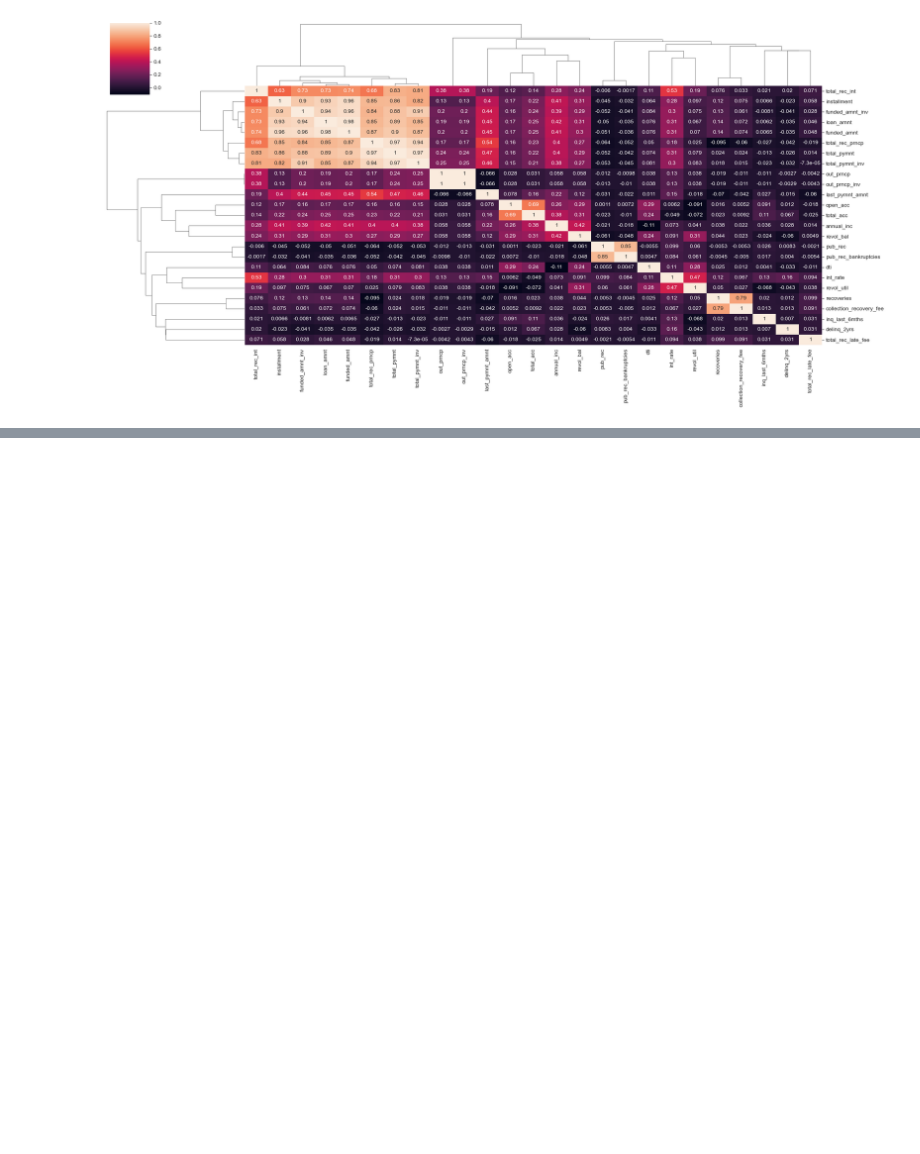
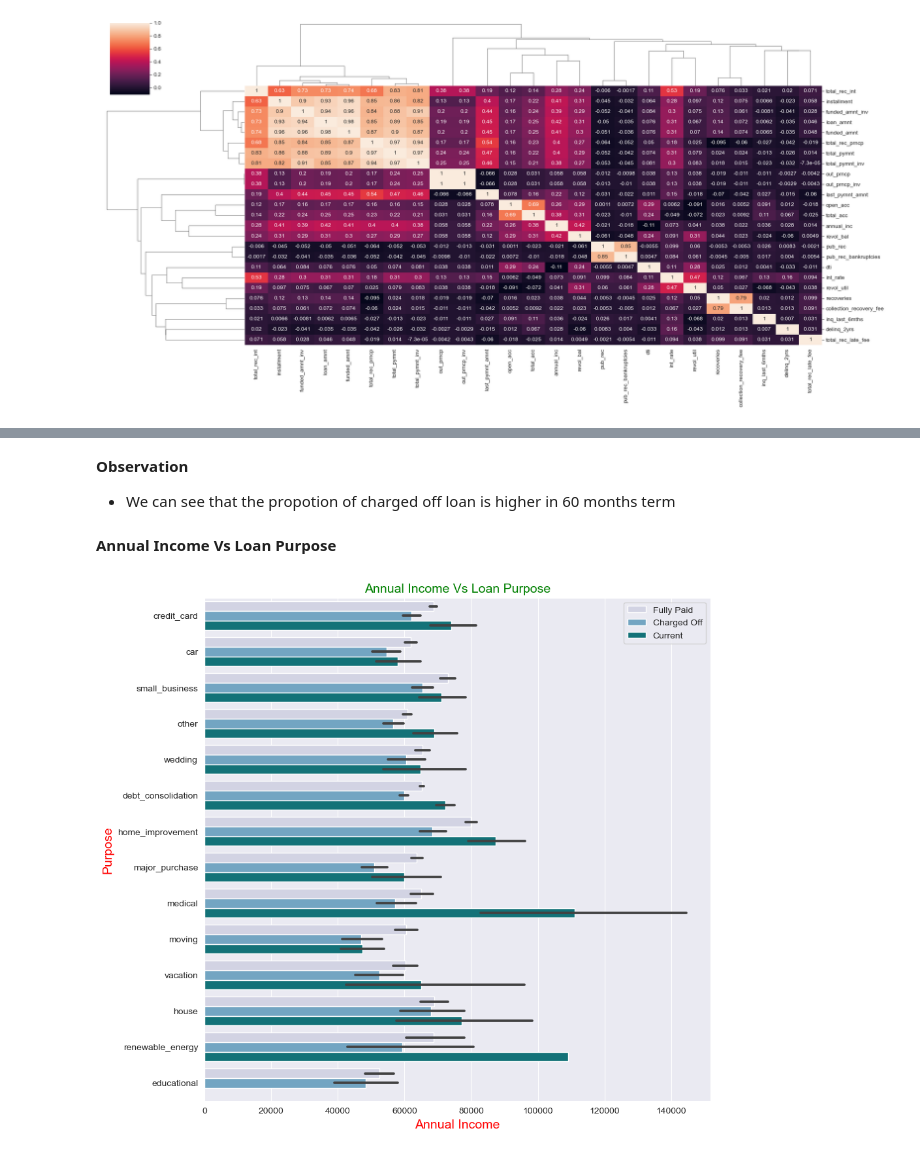
Before and after one commit to vivekbabu/LendingClubCaseStudy, a Jupyter notebook: Group_Facilitator_Name.ipynb, the cells around one changed output, grey strips where cells are left out. Cells and saved outputs as stored; diff of their text form; code cells hidden in the pictures; blank space fills up the shorter version.

```diff
--- a/Group_Facilitator_Name.ipynb
+++ b/Group_Facilitator_Name.ipynb
@@ -579,0 +579,16 @@ plt.show()
+# %% [markdown]
+**Observation**
+- We can see that the propotion of charged off loan is higher in 60 months term
+# %% [markdown]
+**Annual Income Vs Loan Purpose**
+# %%
+plt.figure(figsize=(10,10))
+ax = sns.barplot(data =loan_df,x='annual_inc', y='purpose', hue ='loan_status',palette="PuBuGn")
+ax.set_title('Annual Income Vs Loan Purpose',fontsize=14,color='g')
+ax.set_xlabel('Annual Income',fontsize=14,color = 'r')
+ax.set_ylabel('Purpose',fontsize=14,color = 'r')
+ax.legend(bbox_to_anchor=(1, 1))
+
+plt.show()
+# %% [output]
+[figure, added]
```
Also changed, not shown: parts of 38 cells of this notebook, 1 other file.
